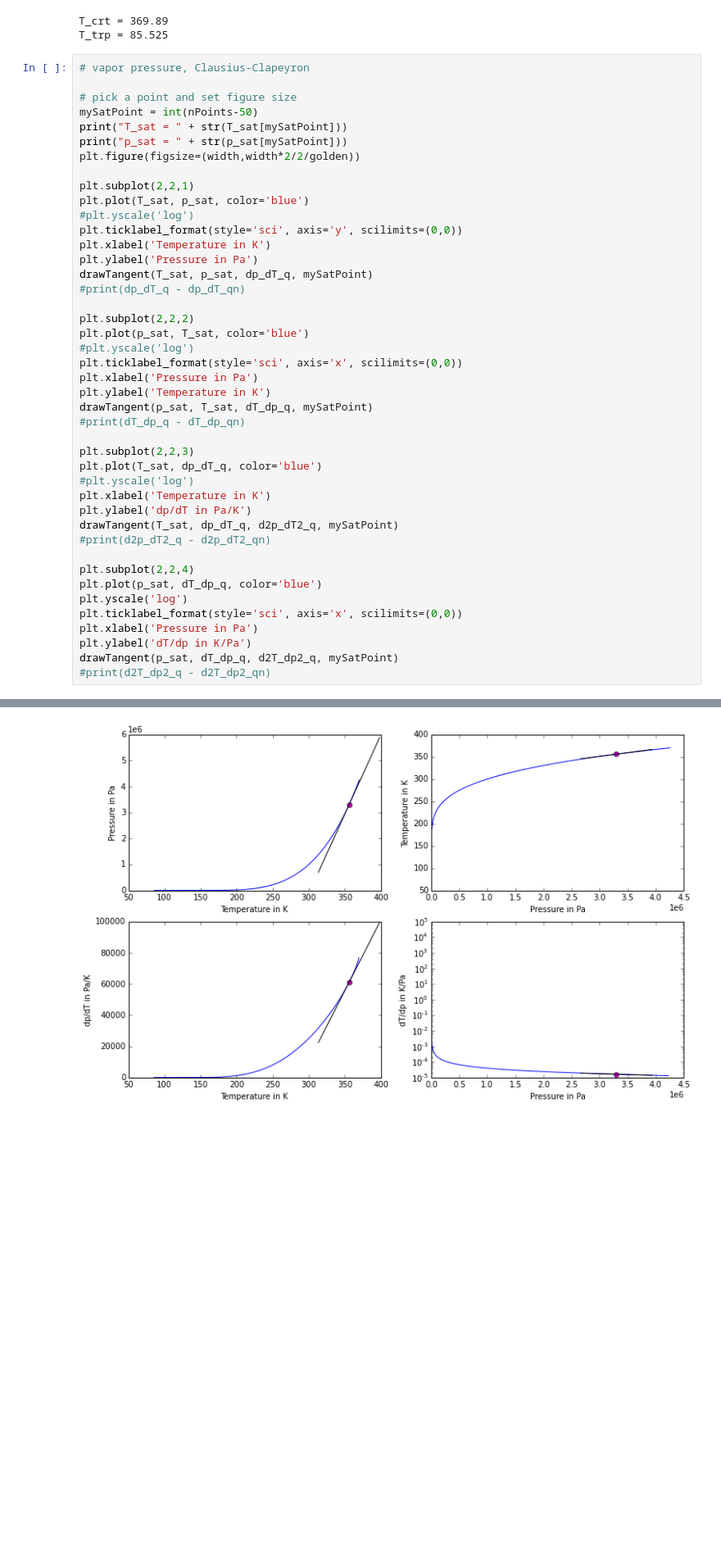
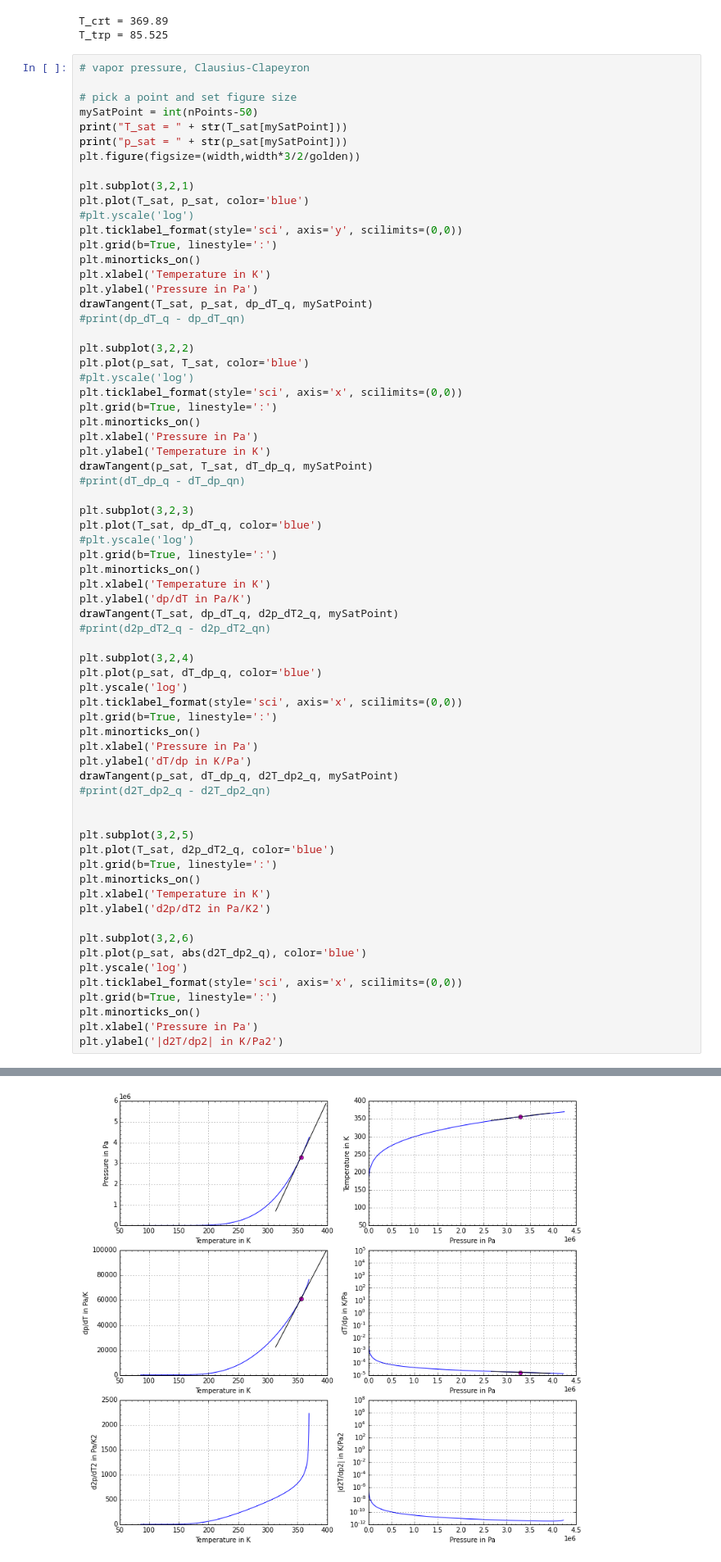
Before and after one commit to CoolProp/CoolProp, a Jupyter notebook: doc/notebooks/Saturation.ipynb, the cells around one changed output, grey strips where cells are left out. Shown at 82% size. Cells and saved outputs as stored; diff of their text form; blank space fills up the shorter version.

Commit message:
one more plot and minor ticks

```diff
--- a/doc/notebooks/Saturation.ipynb
+++ b/doc/notebooks/Saturation.ipynb
@@ -610,42 +610,67 @@ T_trp = 85.525
 mySatPoint = int(nPoints-50)
 print("T_sat = " + str(T_sat[mySatPoint]))
 print("p_sat = " + str(p_sat[mySatPoint]))
-plt.figure(figsize=(width,width*2/2/golden))
+plt.figure(figsize=(width,width*3/2/golden))
 
-plt.subplot(2,2,1)
+plt.subplot(3,2,1)
 plt.plot(T_sat, p_sat, color='blue')
 #plt.yscale('log')
 plt.ticklabel_format(style='sci', axis='y', scilimits=(0,0))
+plt.grid(b=True, linestyle=':')
+plt.minorticks_on()
 plt.xlabel('Temperature in K')
 plt.ylabel('Pressure in Pa')
 drawTangent(T_sat, p_sat, dp_dT_q, mySatPoint)
 #print(dp_dT_q - dp_dT_qn)
 
-plt.subplot(2,2,2)
+plt.subplot(3,2,2)
 plt.plot(p_sat, T_sat, color='blue')
 #plt.yscale('log')
 plt.ticklabel_format(style='sci', axis='x', scilimits=(0,0))
+plt.grid(b=True, linestyle=':')
+plt.minorticks_on()
 plt.xlabel('Pressure in Pa')
 plt.ylabel('Temperature in K')
 drawTangent(p_sat, T_sat, dT_dp_q, mySatPoint)
 #print(dT_dp_q - dT_dp_qn)
 
-plt.subplot(2,2,3)
+plt.subplot(3,2,3)
 plt.plot(T_sat, dp_dT_q, color='blue')
 #plt.yscale('log')
+plt.grid(b=True, linestyle=':')
+plt.minorticks_on()
 plt.xlabel('Temperature in K')
 plt.ylabel('dp/dT in Pa/K')
 drawTangent(T_sat, dp_dT_q, d2p_dT2_q, mySatPoint)
 #print(d2p_dT2_q - d2p_dT2_qn)
 
-plt.subplot(2,2,4)
+plt.subplot(3,2,4)
 plt.plot(p_sat, dT_dp_q, color='blue')
 plt.yscale('log')
 plt.ticklabel_format(style='sci', axis='x', scilimits=(0,0))
+plt.grid(b=True, linestyle=':')
+plt.minorticks_on()
 plt.xlabel('Pressure in Pa')
 plt.ylabel('dT/dp in K/Pa')
 drawTangent(p_sat, dT_dp_q, d2T_dp2_q, mySatPoint)
 #print(d2T_dp2_q - d2T_dp2_qn)
+
+
+plt.subplot(3,2,5)
+plt.plot(T_sat, d2p_dT2_q, color='blue')
+plt.grid(b=True, linestyle=':')
+plt.minorticks_on()
+plt.xlabel('Temperature in K')
+plt.ylabel('d2p/dT2 in Pa/K2')
+
+plt.subplot(3,2,6)
+plt.plot(p_sat, abs(d2T_dp2_q), color='blue')
+plt.yscale('log')
+plt.ticklabel_format(style='sci', axis='x', scilimits=(0,0))
+plt.grid(b=True, linestyle=':')
+plt.minorticks_on()
+plt.xlabel('Pressure in Pa')
+plt.ylabel('|d2T/dp2| in K/Pa2')
 # %% [output]
 T_sat = 355.942167167
 p_sat = 3298979.183
@@ -652,4 +678,4 @@ p_sat = 3298979.183
-[figure, old version]
+[figure, new version]
 # %%
 # Pick a point and set figure size
 mySatPoint = int(nPoints-50)
```
Also changed, not shown: parts of 1 cell of this notebook.
